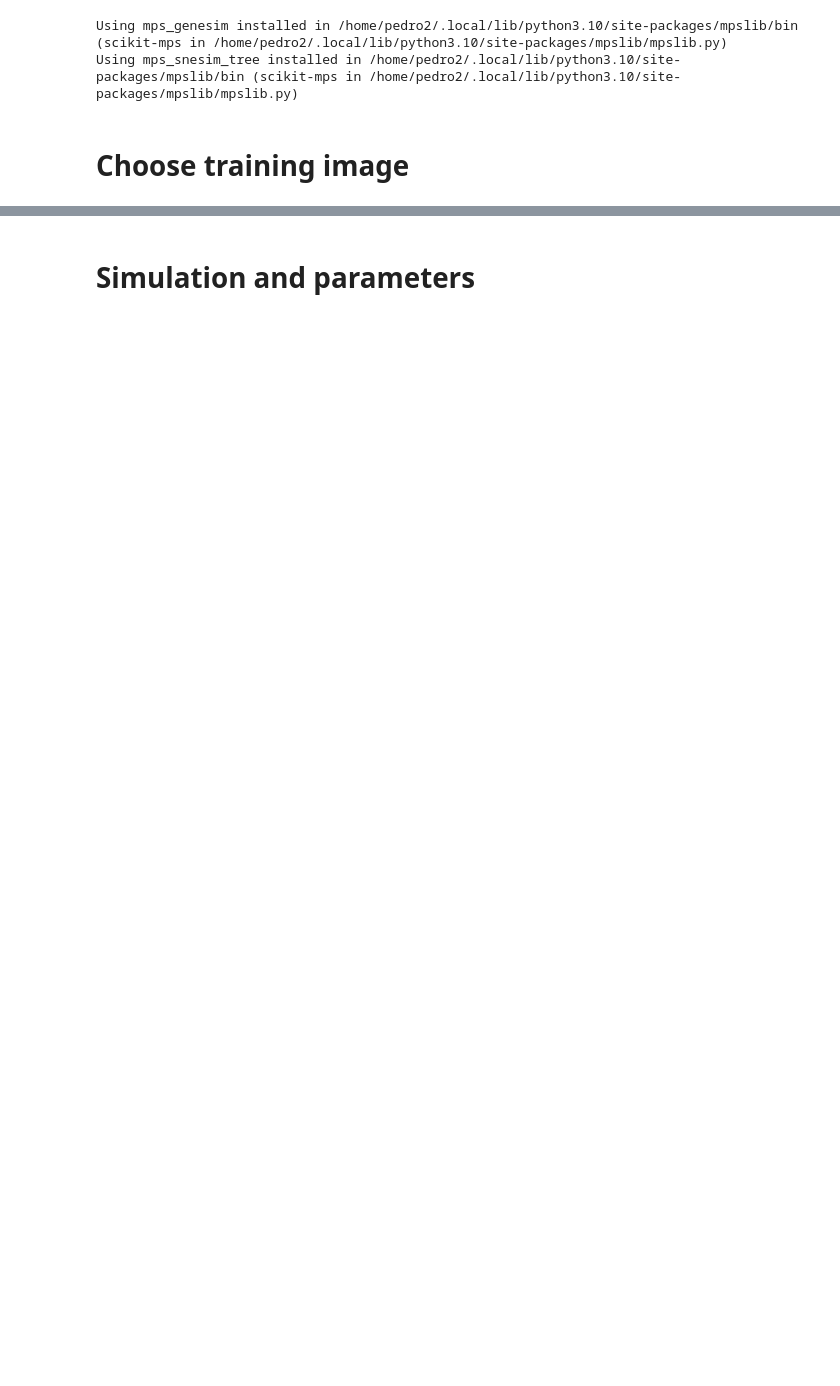
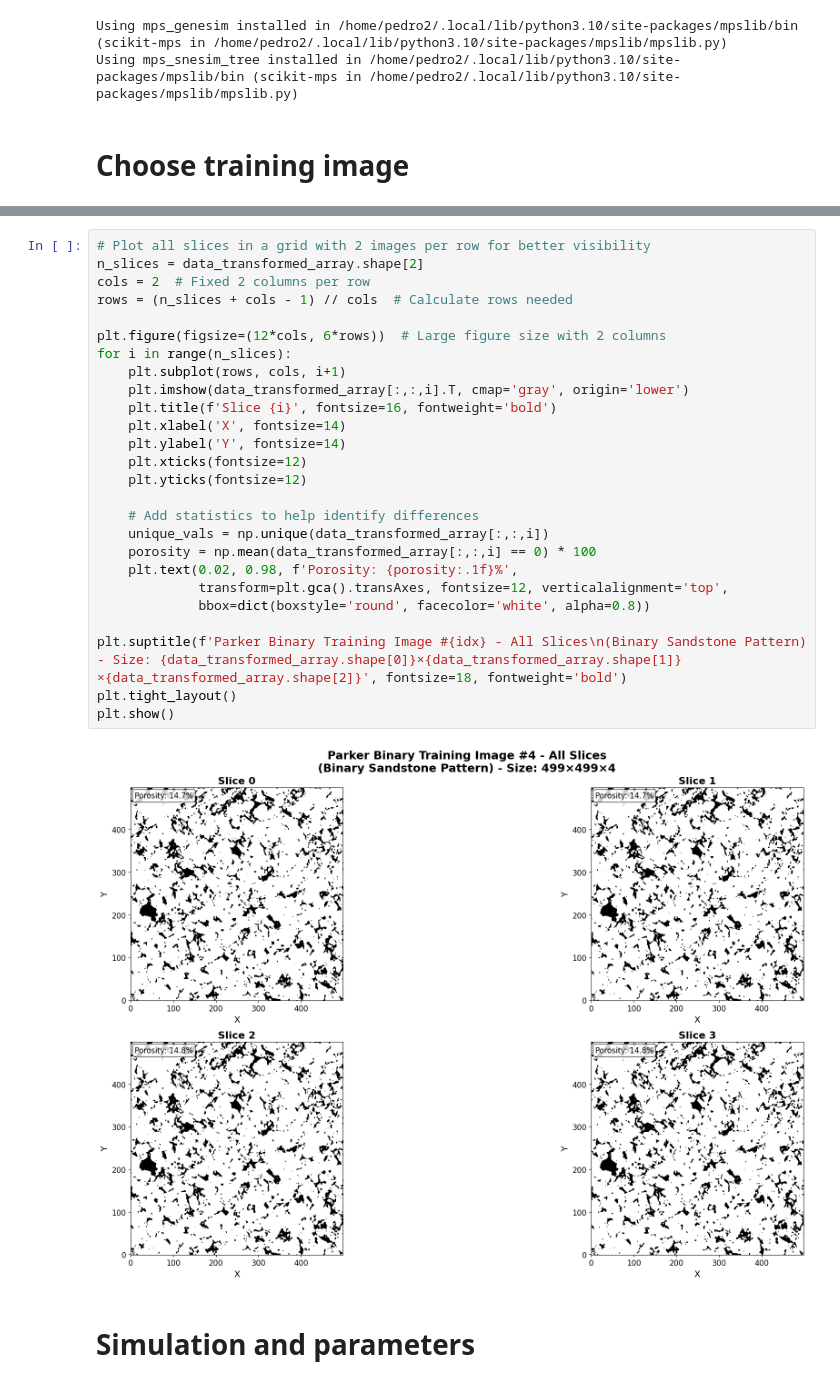
Before and after one commit to epedropaulo/multi-point-statistics, a Jupyter notebook: notebooks/mps_parker_binary.ipynb, the cells around one changed output, grey strips where cells are left out. Cells and saved outputs as stored; diff of their text form; blank space fills up the shorter version.

```diff
--- a/notebooks/mps_parker_binary.ipynb
+++ b/notebooks/mps_parker_binary.ipynb
@@ -65,2 +92,30 @@ O.par['ti_fnam'] = path
+# %%
+# Plot all slices in a grid with 2 images per row for better visibility
+n_slices = data_transformed_array.shape[2]
+cols = 2  # Fixed 2 columns per row
+rows = (n_slices + cols - 1) // cols  # Calculate rows needed
+
+plt.figure(figsize=(12*cols, 6*rows))  # Large figure size with 2 columns
+for i in range(n_slices):
+    plt.subplot(rows, cols, i+1)
+    plt.imshow(data_transformed_array[:,:,i].T, cmap='gray', origin='lower')
+    plt.title(f'Slice {i}', fontsize=16, fontweight='bold')
+    plt.xlabel('X', fontsize=14)
+    plt.ylabel('Y', fontsize=14)
+    plt.xticks(fontsize=12)
+    plt.yticks(fontsize=12)
+
+    # Add statistics to help identify differences
+    unique_vals = np.unique(data_transformed_array[:,:,i])
+    porosity = np.mean(data_transformed_array[:,:,i] == 0) * 100
+    plt.text(0.02, 0.98, f'Porosity: {porosity:.1f}%',
+             transform=plt.gca().transAxes, fontsize=12, verticalalignment='top',
+             bbox=dict(boxstyle='round', facecolor='white', alpha=0.8))
+
+plt.suptitle(f'Parker Binary Training Image #{idx} - All Slices\n(Binary Sandstone Pattern) - Size: {data_transformed_array.shape[0]}×{data_transformed_array.shape[1]}×{data_transformed_array.shape[2]}', fontsize=18, fontweight='bold')
+plt.tight_layout()
+plt.show()
+# %% [output]
+[figure, added]
 # %% [markdown]
 # Simulation and parameters
```
Also changed, not shown: parts of 12 cells of this notebook, 4 other files.
